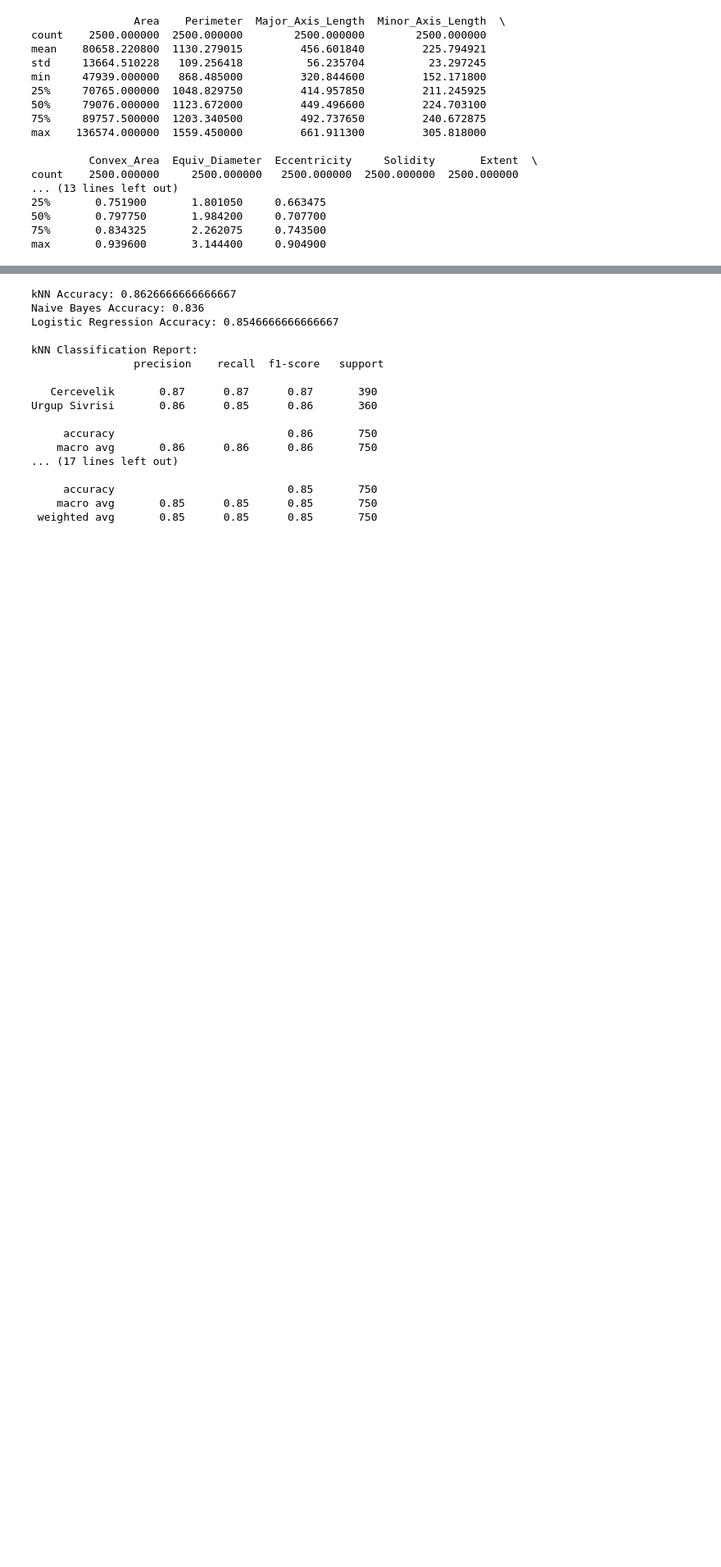
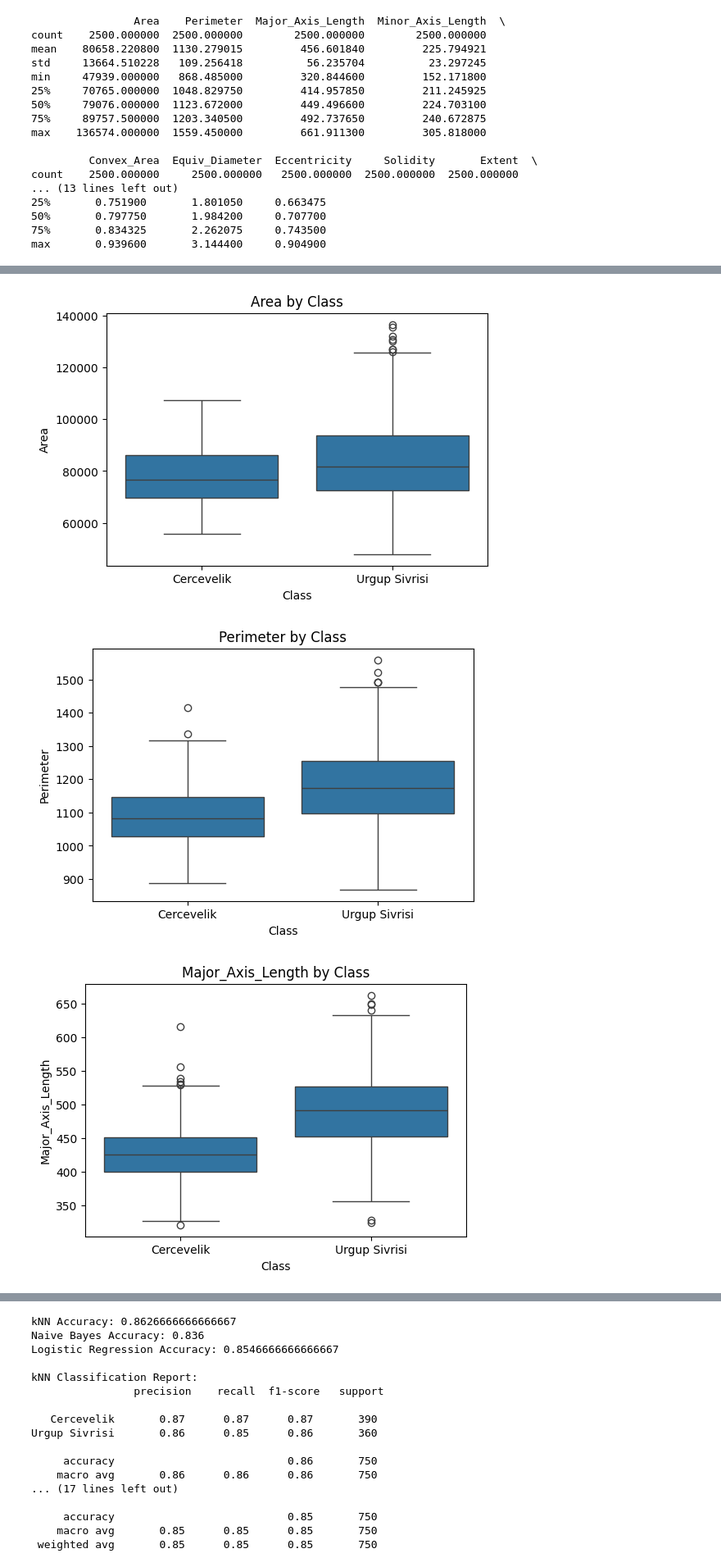
Before and after one commit to giogerardino/STINTSY-MP, a Jupyter notebook: main.ipynb, the cells around one changed output, grey strips where cells are left out. Shown at 82% size. Cells and saved outputs as stored; diff of their text form; code cells hidden in the pictures; blank space fills up the shorter version.

```diff
--- a/main.ipynb
+++ b/main.ipynb
@@ -105,0 +122,12 @@ plt.show()
+# %%
+# Boxplots of features by class // Feature-Class Relationship
+features = df.columns.drop('Class')
+for feature in features:
+    plt.figure(figsize=(6, 4))
+    sns.boxplot(x='Class', y=feature, data=df)
+    plt.title(f'{feature} by Class')
+    plt.show()
+# %% [output]
+[figure, added]
+[figure, added]
+[figure, added]
```
Also changed, not shown: parts of 5 cells of this notebook.
